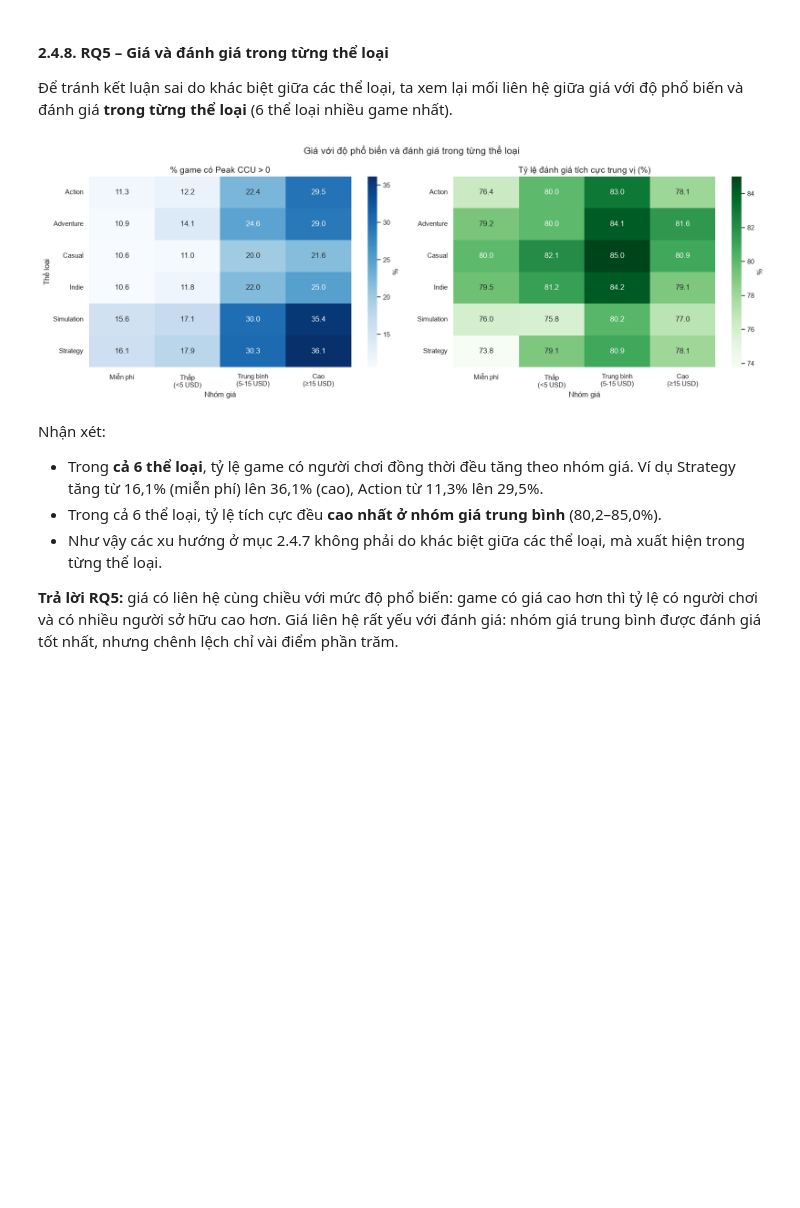
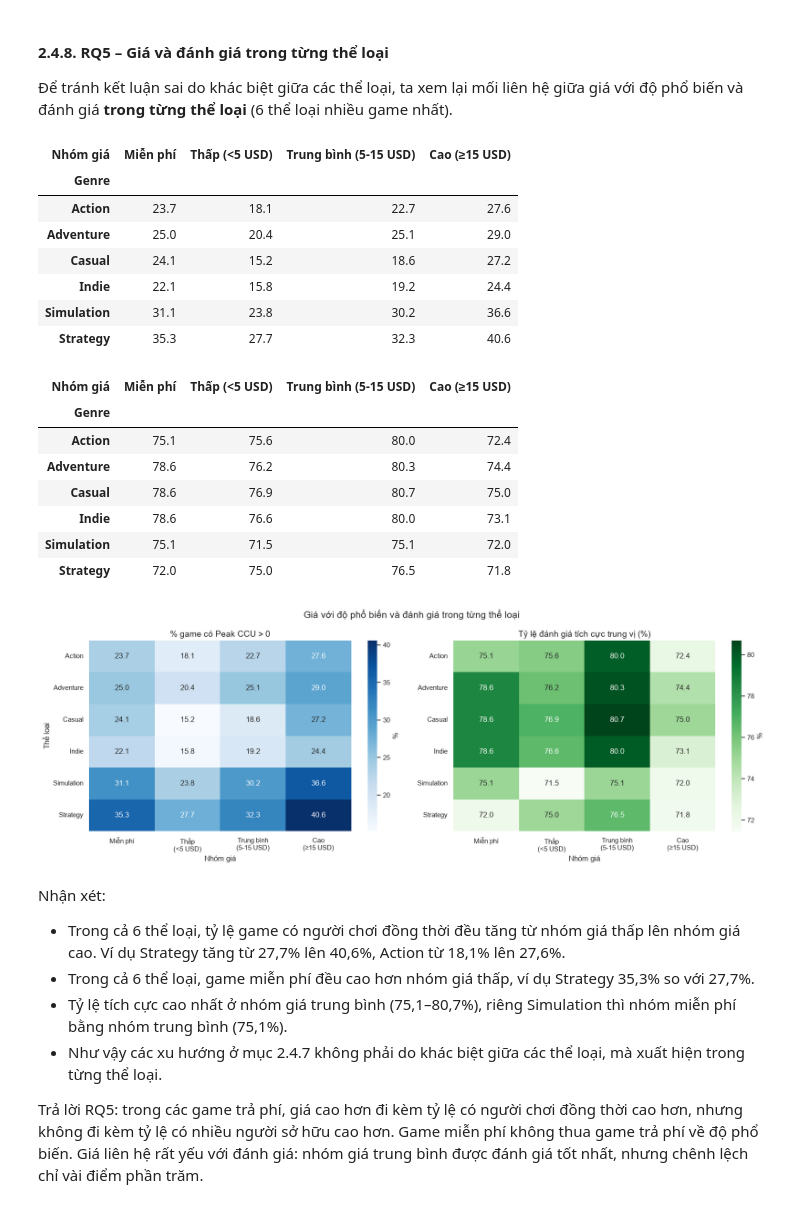
Before and after one commit to huytu059-blip/Games_Data_Science, a Jupyter notebook: notebooks/02_eda.ipynb, the cells around one changed output. Cells and saved outputs as stored; diff of their text form; code cells hidden in the pictures; blank space fills up the shorter version.

```diff
--- a/notebooks/02_eda.ipynb
+++ b/notebooks/02_eda.ipynb
@@ -359,6 +367,7 @@ Các chỉ số dùng chung:
 # %%
 # Chuẩn bị các cột dùng chung cho phần phân tích theo câu hỏi nghiên cứu
 rq = df.copy()
+rq["Năm"] = pd.to_datetime(rq["Release date"]).dt.year
 
 # Estimated owners là một khoảng (ví dụ "20000 - 50000") nên lấy điểm giữa để có 1 con số
 owners_min = rq["Estimated owners"].str.split(" - ").str[0].astype(float)
@@ -396,7 +405,17 @@ the_loai = the_loai[~the_loai["Genre"].isin(["Free To Play", "Early Access"])]
 top_the_loai = the_loai["Genre"].value_counts().head(12).index
 the_loai = the_loai[the_loai["Genre"].isin(top_the_loai)]
 
+# Owners = "0 - 0" là thiếu dữ liệu (notebook 01, mục A3), nên các phần về độ phổ biến bỏ nhóm này
+rq_pho_bien = rq[rq["Estimated owners"] != "0 - 0"]
+the_loai_pho_bien = the_loai[the_loai["Estimated owners"] != "0 - 0"]
+
+# Từ 2021 phần lớn game miễn phí bị thiếu dữ liệu, nên khi so sánh theo giá chỉ xét game đến 2020
+rq_gia = rq_pho_bien[rq_pho_bien["Năm"] <= 2020]
+the_loai_gia = the_loai_pho_bien[the_loai_pho_bien["Năm"] <= 2020]
+
 print("Tổng số game:", len(rq))
+print("Số game dùng cho phần độ phổ biến:", len(rq_pho_bien))
+print("Số game dùng khi so sánh theo giá (đến 2020):", len(rq_gia))
 print("Số game thiếu giá:", rq["Price"].isna().sum())
 print("Số game có từ 10 đánh giá:", len(rq_review))
 print("Số game theo nhóm giá:")
@@ -803,38 +826,58 @@ Nhận xét:
 Để tránh kết luận sai do khác biệt giữa các thể loại, ta xem lại mối liên hệ giữa giá với độ phổ biến và đánh giá **trong từng thể loại** (6 thể loại nhiều game nhất).
 # %%
 top6 = the_loai["Genre"].value_counts().head(6).index
-d6 = the_loai[the_loai["Genre"].isin(top6)]
+d6 = the_loai_gia[the_loai_gia["Genre"].isin(top6)]
 
 bang_ccu = d6.pivot_table(index="Genre", columns="Nhóm giá", values="Peak CCU",
                           aggfunc=lambda s: (s > 0).mean() * 100).reindex(columns=thu_tu_gia)
 bang_tc = d6[d6["Total reviews"] >= 10].pivot_table(index="Genre", columns="Nhóm giá", values="Positive ratio",
                                                     aggfunc="median").reindex(columns=thu_tu_gia)
+
+display(bang_ccu.round(1))
+display(bang_tc.round(1))
 
 fig, axes = plt.subplots(1, 2, figsize=(17, 6))
 
 sns.heatmap(bang_ccu, annot=True, fmt=".1f", cmap="Blues", ax=axes[0], cbar_kws={"label": "%"})
 axes[0].set(title="% game có Peak CCU > 0", xlabel="Nhóm giá", ylabel="Thể loại")
 
 sns.heatmap(bang_tc, annot=True, fmt=".1f", cmap="Greens", ax=axes[1], cbar_kws={"label": "%"})
 axes[1].set(title="Tỷ lệ đánh giá tích cực trung vị (%)", xlabel="Nhóm giá", ylabel="")
 
 for ax in axes:
     ax.set_xticklabels([t.replace(" (", "\n(") for t in thu_tu_gia], rotation=0)
     ax.set_yticklabels(ax.get_yticklabels(), rotation=0)
 
 fig.suptitle("Giá với độ phổ biến và đánh giá trong từng thể loại", fontsize=15)
 plt.tight_layout()
 plt.show()
 # %% [output]
+| Nhóm giá | Miễn phí | Thấp (<5 USD) | Trung bình (5-15 USD) | Cao (≥15 USD) |
+| Genre |  |  |  |  |
+| Action | 23.7 | 18.1 | 22.7 | 27.6 |
+| Adventure | 25.0 | 20.4 | 25.1 | 29.0 |
+| Casual | 24.1 | 15.2 | 18.6 | 27.2 |
+| Indie | 22.1 | 15.8 | 19.2 | 24.4 |
+| Simulation | 31.1 | 23.8 | 30.2 | 36.6 |
+| Strategy | 35.3 | 27.7 | 32.3 | 40.6 |
+| Nhóm giá | Miễn phí | Thấp (<5 USD) | Trung bình (5-15 USD) | Cao (≥15 USD) |
+| Genre |  |  |  |  |
+| Action | 75.1 | 75.6 | 80.0 | 72.4 |
+| Adventure | 78.6 | 76.2 | 80.3 | 74.4 |
+| Casual | 78.6 | 76.9 | 80.7 | 75.0 |
+| Indie | 78.6 | 76.6 | 80.0 | 73.1 |
+| Simulation | 75.1 | 71.5 | 75.1 | 72.0 |
+| Strategy | 72.0 | 75.0 | 76.5 | 71.8 |
-[figure, old version]
+[figure, new version]
 # %% [markdown]
 Nhận xét:
 
-- Trong **cả 6 thể loại**, tỷ lệ game có người chơi đồng thời đều tăng theo nhóm giá. Ví dụ Strategy tăng từ 16,1% (miễn phí) lên 36,1% (cao), Action từ 11,3% lên 29,5%.
-- Trong cả 6 thể loại, tỷ lệ tích cực đều **cao nhất ở nhóm giá trung bình** (80,2–85,0%).
+- Trong cả 6 thể loại, tỷ lệ game có người chơi đồng thời đều tăng từ nhóm giá thấp lên nhóm giá cao. Ví dụ Strategy tăng từ 27,7% lên 40,6%, Action từ 18,1% lên 27,6%.
+- Trong cả 6 thể loại, game miễn phí đều cao hơn nhóm giá thấp, ví dụ Strategy 35,3% so với 27,7%.
+- Tỷ lệ tích cực cao nhất ở nhóm giá trung bình (75,1–80,7%), riêng Simulation thì nhóm miễn phí bằng nhóm trung bình (75,1%).
 - Như vậy các xu hướng ở mục 2.4.7 không phải do khác biệt giữa các thể loại, mà xuất hiện trong từng thể loại.
 
-**Trả lời RQ5:** giá có liên hệ cùng chiều với mức độ phổ biến: game có giá cao hơn thì tỷ lệ có người chơi và có nhiều người sở hữu cao hơn. Giá liên hệ rất yếu với đánh giá: nhóm giá trung bình được đánh giá tốt nhất, nhưng chênh lệch chỉ vài điểm phần trăm.
+Trả lời RQ5: trong các game trả phí, giá cao hơn đi kèm tỷ lệ có người chơi đồng thời cao hơn, nhưng không đi kèm tỷ lệ có nhiều người sở hữu cao hơn. Game miễn phí không thua game trả phí về độ phổ biến. Giá liên hệ rất yếu với đánh giá: nhóm giá trung bình được đánh giá tốt nhất, nhưng chênh lệch chỉ vài điểm phần trăm.
 # %% [markdown]
 ### 2.5. Tổng kết trả lời câu hỏi nghiên cứu
 
```
Also changed, not shown: parts of 19 cells of this notebook, 30 other files.
